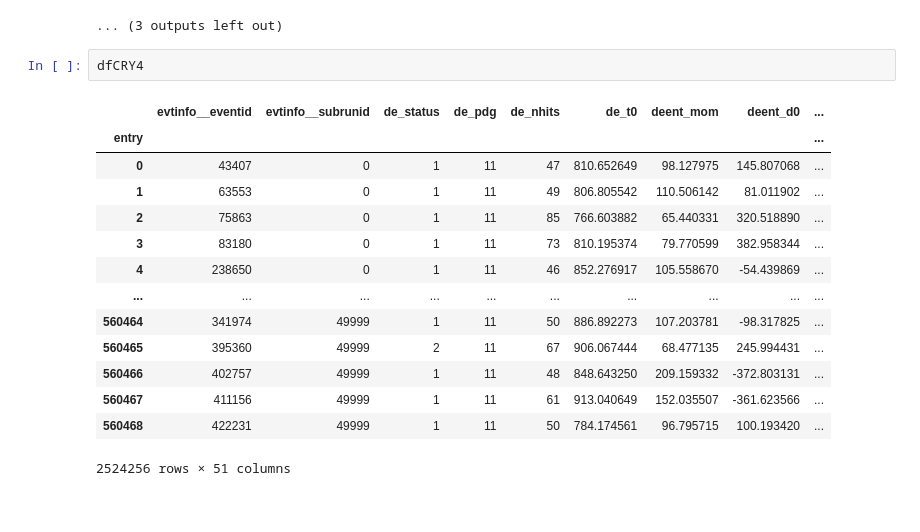
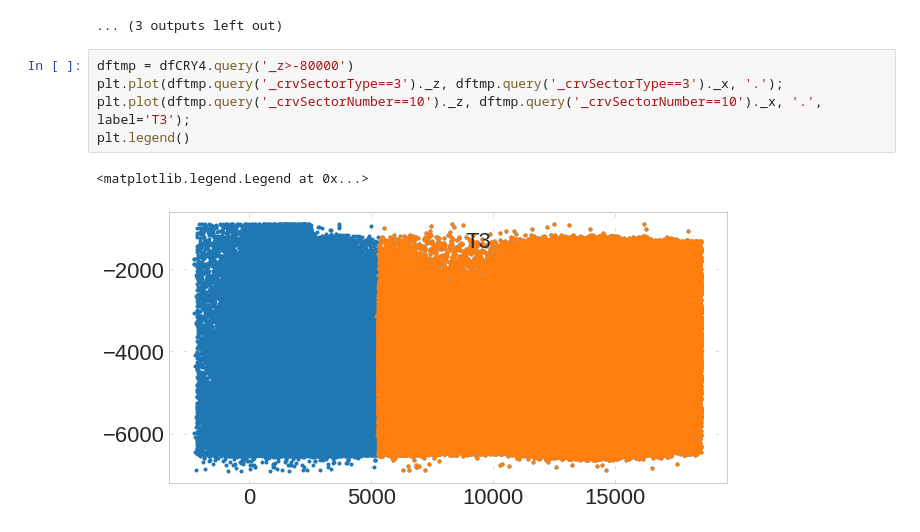
Before and after one commit to oksuzian/Mu2eANL, a Jupyter notebook: CosmicNeutrons/Neutrons_vs_muons.ipynb, the cells around one changed output. Cells and saved outputs as stored; diff of their text form.

```diff
--- a/CosmicNeutrons/Neutrons_vs_muons.ipynb
+++ b/CosmicNeutrons/Neutrons_vs_muons.ipynb
@@ -118,20 +118,11 @@ for var in var_dict.keys():
 [figure]
 [figure]
 ... (3 outputs left out)
-# %%
-dfCRY4
-# %% [output]
-|  | evtinfo__eventid | evtinfo__subrunid | de_status | de_pdg | de_nhits | de_t0 | deent_mom | deent_d0 | ... |
-| entry |  |  |  |  |  |  |  |  | ... |
-| 0 | 43407 | 0 | 1 | 11 | 47 | 810.652649 | 98.127975 | 145.807068 | ... |
-| 1 | 63553 | 0 | 1 | 11 | 49 | 806.805542 | 110.506142 | 81.011902 | ... |
-| 2 | 75863 | 0 | 1 | 11 | 85 | 766.603882 | 65.440331 | 320.518890 | ... |
-| 3 | 83180 | 0 | 1 | 11 | 73 | 810.195374 | 79.770599 | 382.958344 | ... |
-| 4 | 238650 | 0 | 1 | 11 | 46 | 852.276917 | 105.558670 | -54.439869 | ... |
-| ... | ... | ... | ... | ... | ... | ... | ... | ... | ... |
-| 560464 | 341974 | 49999 | 1 | 11 | 50 | 886.892273 | 107.203781 | -98.317825 | ... |
-| 560465 | 395360 | 49999 | 2 | 11 | 67 | 906.067444 | 68.477135 | 245.994431 | ... |
-| 560466 | 402757 | 49999 | 1 | 11 | 48 | 848.643250 | 209.159332 | -372.803131 | ... |
-| 560467 | 411156 | 49999 | 1 | 11 | 61 | 913.040649 | 152.035507 | -361.623566 | ... |
-| 560468 | 422231 | 49999 | 1 | 11 | 50 | 784.174561 | 96.795715 | 100.193420 | ... |
-2524256 rows × 51 columns
+# %%
+dftmp = dfCRY4.query('_z>-80000')
+plt.plot(dftmp.query('_crvSectorType==3')._z, dftmp.query('_crvSectorType==3')._x, '.');
+plt.plot(dftmp.query('_crvSectorNumber==10')._z, dftmp.query('_crvSectorNumber==10')._x, '.', label='T3');
+plt.legend()
+# %% [output]
+<matplotlib.legend.Legend at 0x...>
+[figure, added]
```
